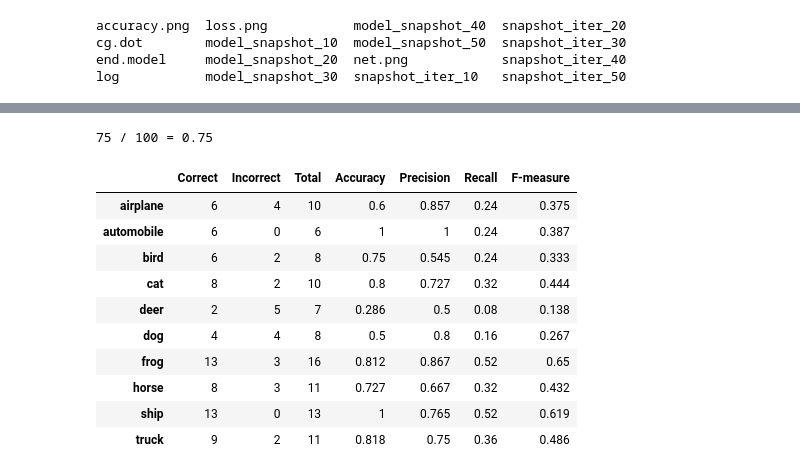
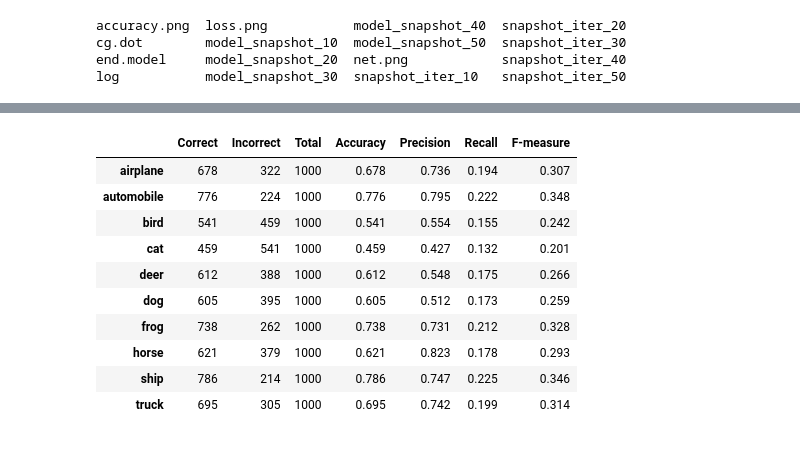
Before and after one commit to hogezero/cifar10, a Jupyter notebook: cifar10.ipynb, the cells around one changed output, grey strips where cells are left out. Cells and saved outputs as stored; diff of their text form; code cells hidden in the pictures.

```diff
--- a/cifar10.ipynb
+++ b/cifar10.ipynb
@@ -322,11 +322,3 @@ truck           :    2
-# %%
-accuracy = len(ok) / test_num
-
-print("{} / {} = {}".format(len(ok),
-                            test_num,
-                           accuracy))
-# %% [output]
-75 / 100 = 0.75
 # %%
 df_result = pd.DataFrame(index=[cifar10_labels], columns=['Correct', 'Incorrect', 'Total', 'Accuracy', 'Precision', 'Recall', 'F-measure'])
 # %%
@@ -340,16 +332,16 @@ for number, name in enumerate(cifar10_labels):
   df_result['F-measure'][name] = (2*recall*precision) / (recall+precision)
 # %%
 
-df_result.round(3)
+df_result
 # %% [output]
 |  | Correct | Incorrect | Total | Accuracy | Precision | Recall | F-measure |
-| airplane | 6 | 4 | 10 | 0.6 | 0.857 | 0.24 | 0.375 |
-| automobile | 6 | 0 | 6 | 1 | 1 | 0.24 | 0.387 |
-| bird | 6 | 2 | 8 | 0.75 | 0.545 | 0.24 | 0.333 |
-| cat | 8 | 2 | 10 | 0.8 | 0.727 | 0.32 | 0.444 |
-| deer | 2 | 5 | 7 | 0.286 | 0.5 | 0.08 | 0.138 |
-| dog | 4 | 4 | 8 | 0.5 | 0.8 | 0.16 | 0.267 |
-| frog | 13 | 3 | 16 | 0.812 | 0.867 | 0.52 | 0.65 |
-| horse | 8 | 3 | 11 | 0.727 | 0.667 | 0.32 | 0.432 |
-| ship | 13 | 0 | 13 | 1 | 0.765 | 0.52 | 0.619 |
-| truck | 9 | 2 | 11 | 0.818 | 0.75 | 0.36 | 0.486 |
+| airplane | 678 | 322 | 1000 | 0.678 | 0.736 | 0.194 | 0.307 |
+| automobile | 776 | 224 | 1000 | 0.776 | 0.795 | 0.222 | 0.348 |
+| bird | 541 | 459 | 1000 | 0.541 | 0.554 | 0.155 | 0.242 |
+| cat | 459 | 541 | 1000 | 0.459 | 0.427 | 0.132 | 0.201 |
+| deer | 612 | 388 | 1000 | 0.612 | 0.548 | 0.175 | 0.266 |
+| dog | 605 | 395 | 1000 | 0.605 | 0.512 | 0.173 | 0.259 |
+| frog | 738 | 262 | 1000 | 0.738 | 0.731 | 0.212 | 0.328 |
+| horse | 621 | 379 | 1000 | 0.621 | 0.823 | 0.178 | 0.293 |
+| ship | 786 | 214 | 1000 | 0.786 | 0.747 | 0.225 | 0.346 |
+| truck | 695 | 305 | 1000 | 0.695 | 0.742 | 0.199 | 0.314 |
```
Also changed, not shown: parts of 2 cells of this notebook.
